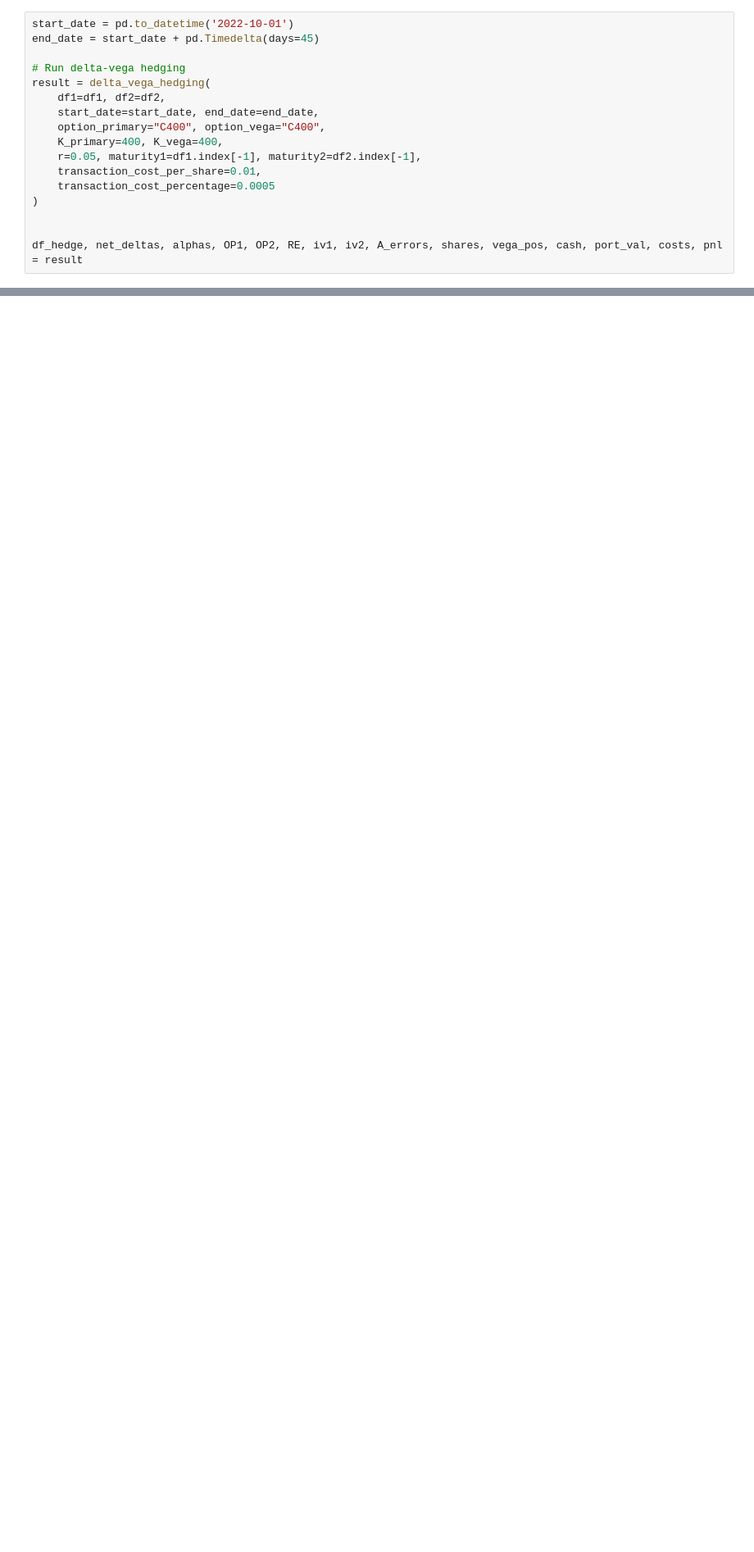
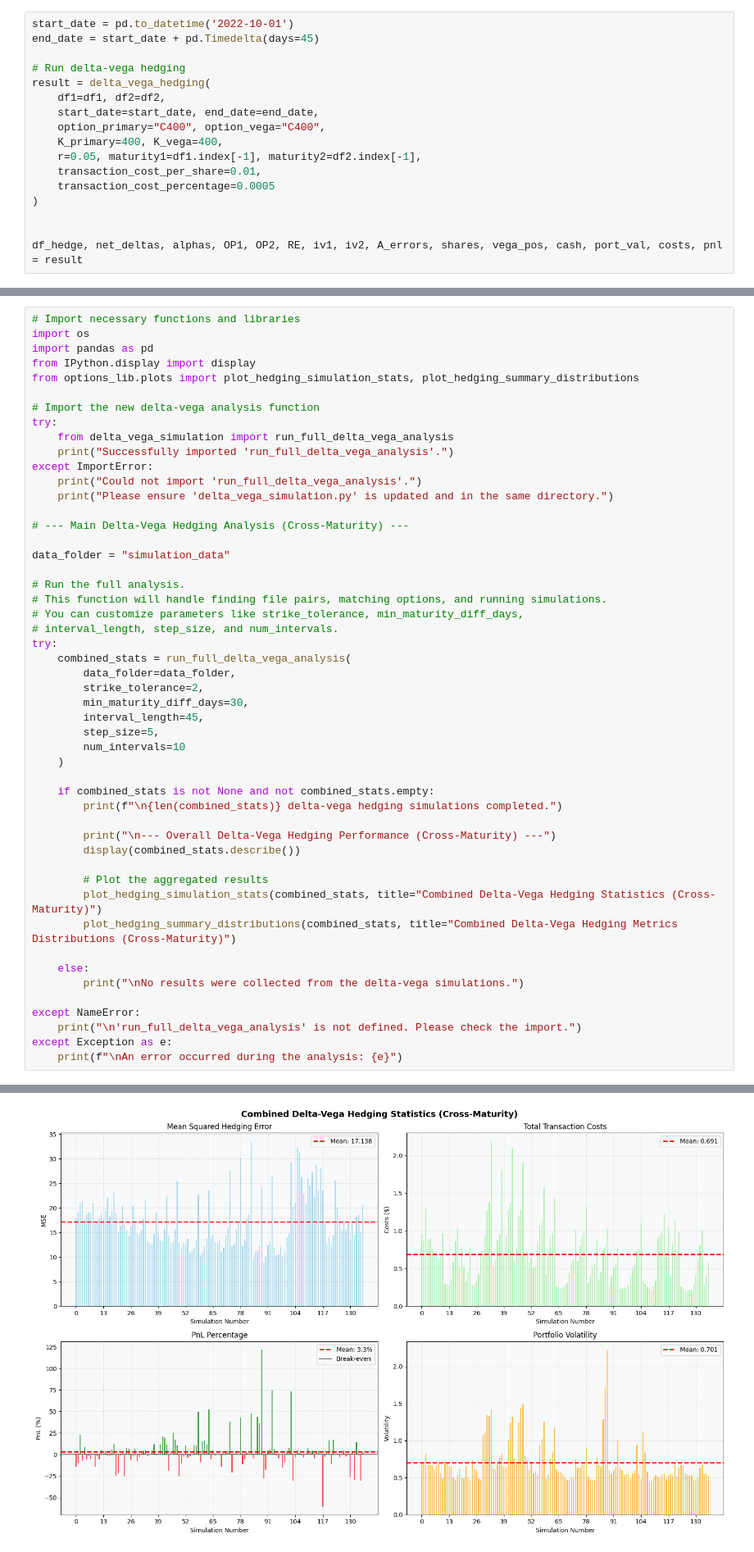
Before and after one commit to MariusBoda/Options_Hedging_Project, a Jupyter notebook: demo.ipynb, the cells around one changed output, grey strips where cells are left out. Shown at 82% size. Cells and saved outputs as stored; diff of their text form; blank space fills up the shorter version.

Commit message:
delta-vega added

```diff
--- a/demo.ipynb
+++ b/demo.ipynb
@@ -198,0 +206,51 @@ Final Net Delta: 0.2858
+# %%
+# Import necessary functions and libraries
+import os
+import pandas as pd
+from IPython.display import display
+from options_lib.plots import plot_hedging_simulation_stats, plot_hedging_summary_distributions
+
+# Import the new delta-vega analysis function
+try:
+    from delta_vega_simulation import run_full_delta_vega_analysis
+    print("Successfully imported 'run_full_delta_vega_analysis'.")
+except ImportError:
+    print("Could not import 'run_full_delta_vega_analysis'.")
+    print("Please ensure 'delta_vega_simulation.py' is updated and in the same directory.")
+
+# --- Main Delta-Vega Hedging Analysis (Cross-Maturity) ---
+
+data_folder = "simulation_data"
+
+# Run the full analysis.
+# This function will handle finding file pairs, matching options, and running simulations.
+# You can customize parameters like strike_tolerance, min_maturity_diff_days,
+# interval_length, step_size, and num_intervals.
+try:
+    combined_stats = run_full_delta_vega_analysis(
+        data_folder=data_folder,
+        strike_tolerance=2,
+        min_maturity_diff_days=30,
+        interval_length=45,
+        step_size=5,
+        num_intervals=10
+    )
+
+    if combined_stats is not None and not combined_stats.empty:
+        print(f"\n{len(combined_stats)} delta-vega hedging simulations completed.")
+
+        print("\n--- Overall Delta-Vega Hedging Performance (Cross-Maturity) ---")
+        display(combined_stats.describe())
+
+        # Plot the aggregated results
+        plot_hedging_simulation_stats(combined_stats, title="Combined Delta-Vega Hedging Statistics (Cross-Maturity)")
+        plot_hedging_summary_distributions(combined_stats, title="Combined Delta-Vega Hedging Metrics Distributions (Cross-Maturity)")
+
+    else:
+        print("\nNo results were collected from the delta-vega simulations.")
+
+except NameError:
+    print("\n'run_full_delta_vega_analysis' is not defined. Please check the import.")
+except Exception as e:
+    print(f"\nAn error occurred during the analysis: {e}")
+# %% [output]
@@ -198,0 +283 @@ Final Net Delta: 0.2858
+[figure, added]
```
Also changed, not shown: parts of 4 cells of this notebook, 15 other files.
